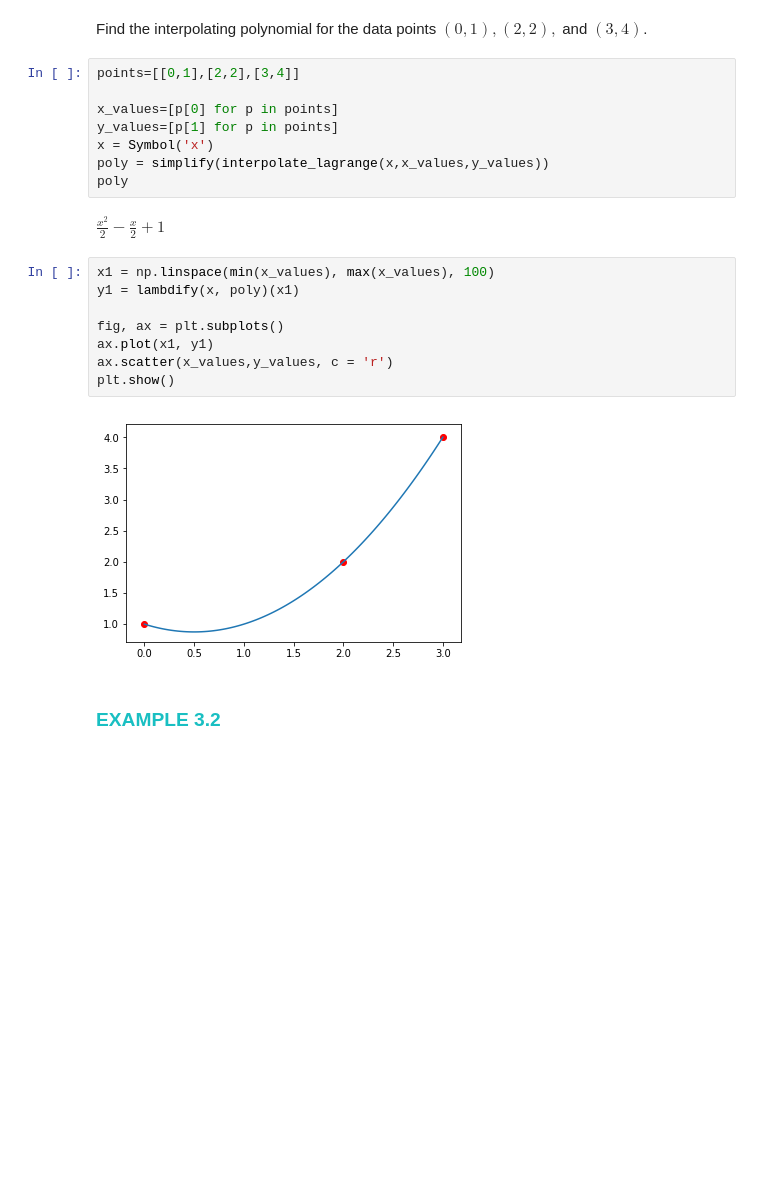
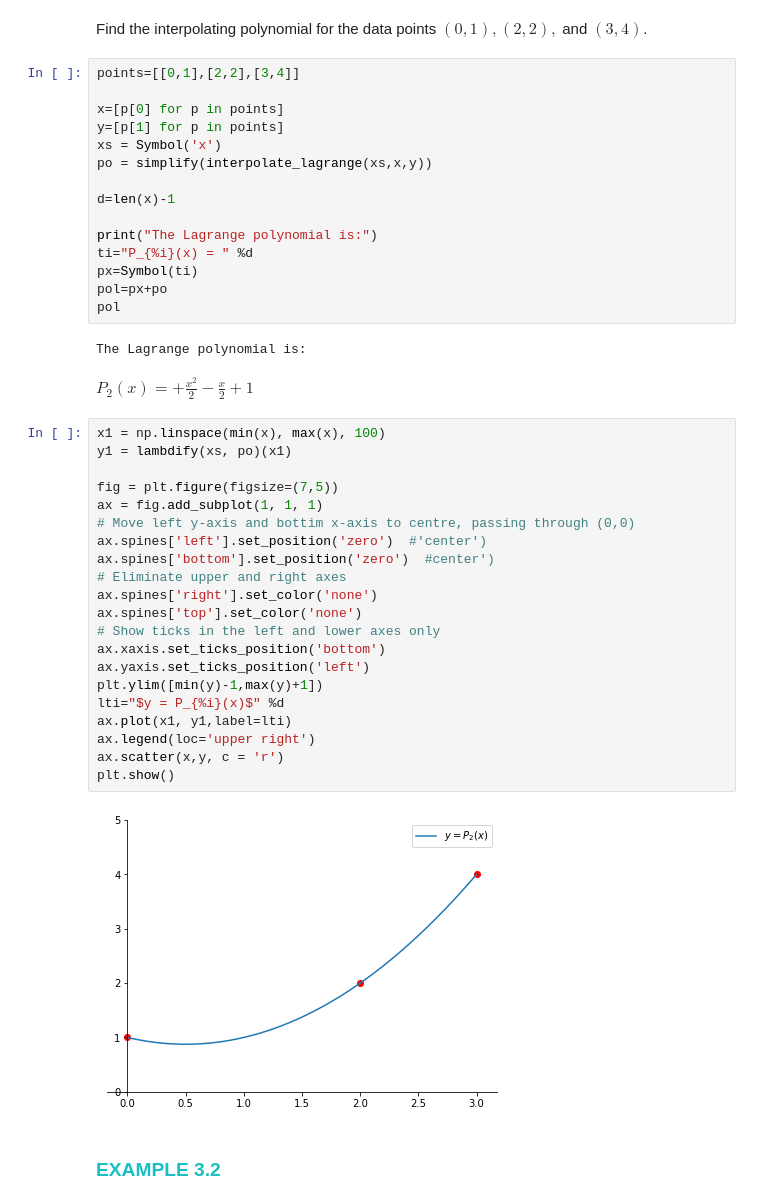
Before and after one commit to mboudour/NumericalMethodsWithPython, a Jupyter notebook: Week04_Interpolation_I.ipynb, the cells around one changed output. Cells and saved outputs as stored; diff of their text form; blank space fills up the shorter version.

```diff
--- a/Week04_Interpolation_I.ipynb
+++ b/Week04_Interpolation_I.ipynb
@@ -54,23 +55,44 @@ Find the interpolating polynomial for the data points $(0,1),(2,2),$ and $(3,4)$
 # %%
 points=[[0,1],[2,2],[3,4]]
 
-x_values=[p[0] for p in points]
-y_values=[p[1] for p in points]
-x = Symbol('x')
-poly = simplify(interpolate_lagrange(x,x_values,y_values))
-poly
+x=[p[0] for p in points]
+y=[p[1] for p in points]
+xs = Symbol('x')
+po = simplify(interpolate_lagrange(xs,x,y))
+
+d=len(x)-1
+
+print("The Lagrange polynomial is:")
+ti="P_{%i}(x) = " %d
+px=Symbol(ti)
+pol=px+po
+pol
 # %% [output]
+The Lagrange polynomial is:
-$\displaystyle \frac{x^{2}}{2} - \frac{x}{2} + 1$
+$\displaystyle P_{2}(x) =  + \frac{x^{2}}{2} - \frac{x}{2} + 1$
-# %%
-x1 = np.linspace(min(x_values), max(x_values), 100)
-y1 = lambdify(x, poly)(x1)
-
-fig, ax = plt.subplots()
-ax.plot(x1, y1)
-ax.scatter(x_values,y_values, c = 'r')
-plt.show()
-# %% [output]
-[figure, removed]
+# %%
+x1 = np.linspace(min(x), max(x), 100)
+y1 = lambdify(xs, po)(x1)
+
+fig = plt.figure(figsize=(7,5))
+ax = fig.add_subplot(1, 1, 1)
+# Move left y-axis and bottim x-axis to centre, passing through (0,0)
+ax.spines['left'].set_position('zero')  #'center')
+ax.spines['bottom'].set_position('zero')  #center')
+# Eliminate upper and right axes
+ax.spines['right'].set_color('none')
+ax.spines['top'].set_color('none')
+# Show ticks in the left and lower axes only
+ax.xaxis.set_ticks_position('bottom')
+ax.yaxis.set_ticks_position('left')
+plt.ylim([min(y)-1,max(y)+1])
+lti="$y = P_{%i}(x)$" %d
+ax.plot(x1, y1,label=lti)
+ax.legend(loc='upper right')
+ax.scatter(x,y, c = 'r')
+plt.show()
+# %% [output]
+[figure, added]
 # %% [markdown]
 ### <span style="color:#19bfc2">EXAMPLE 3.2</span>
 # %% [markdown]
```
Also changed, not shown: parts of 27 cells of this notebook, 16 other files.
